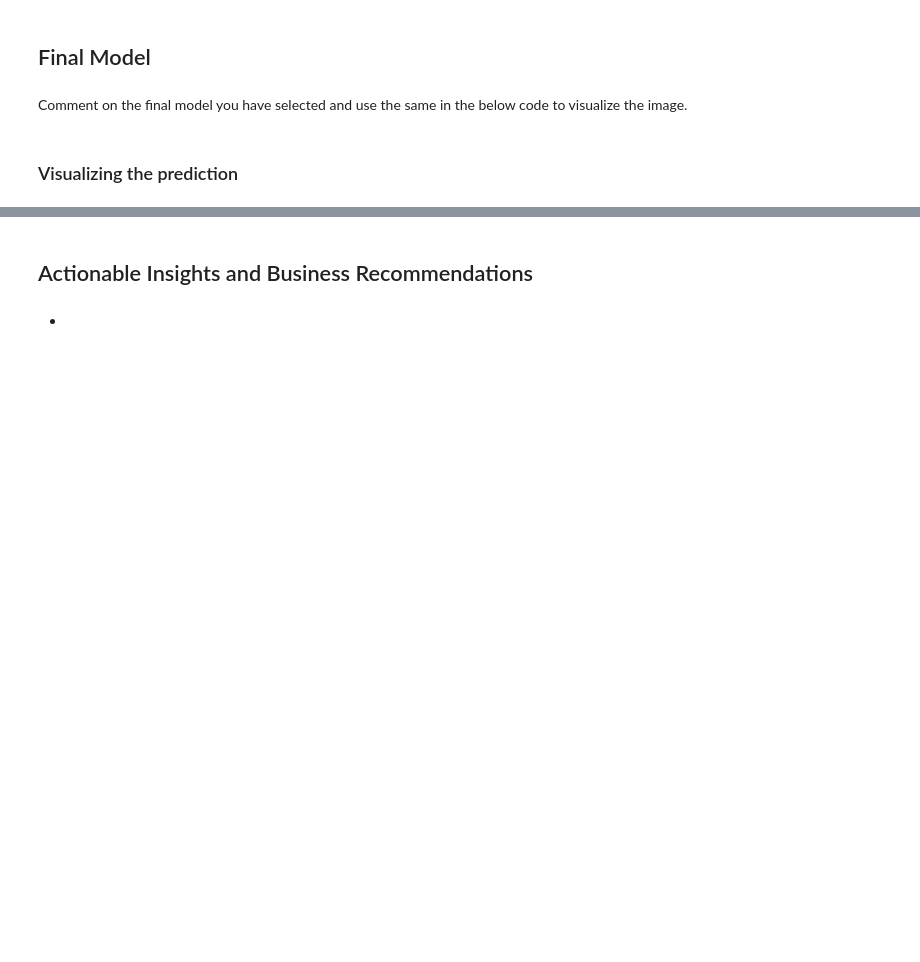
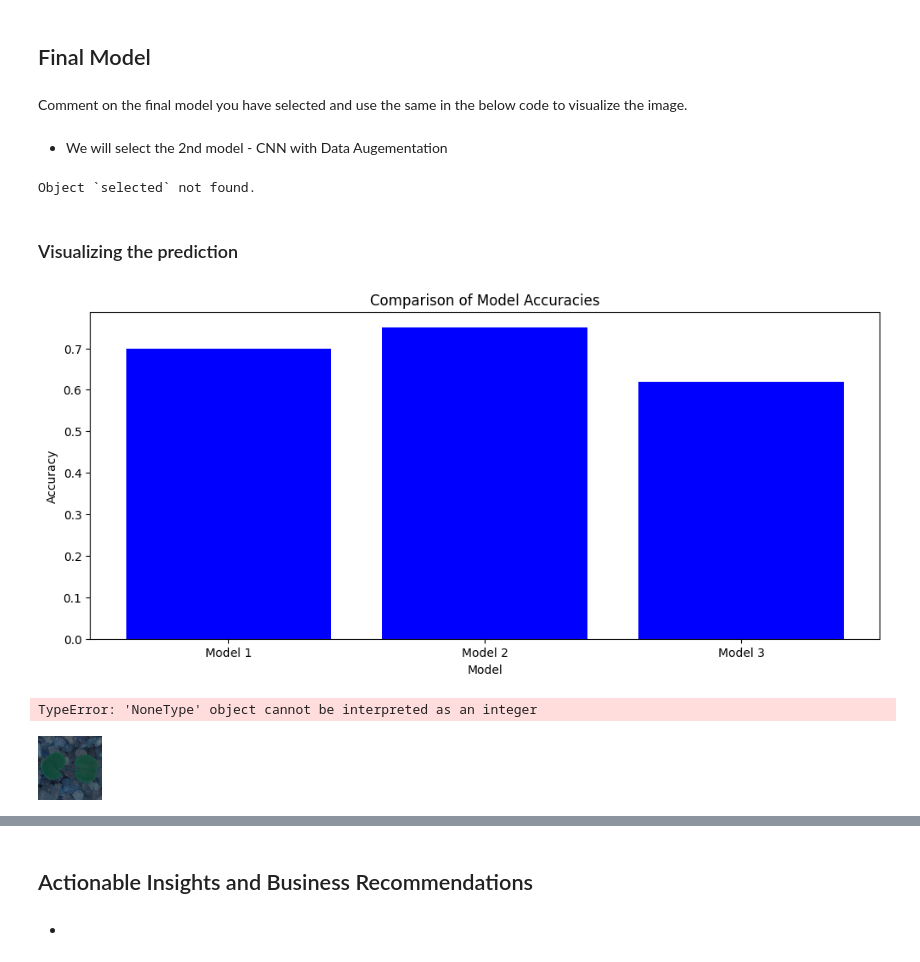
Before and after one commit to sapan-s2/AI_Austin_course, a Jupyter notebook: computer vision/CV_Project_Full_Code_Notebook.ipynb, the cells around one changed output, grey strips where cells are left out. Drawn from its saved outputs; the diff is of its cells as text; code cells hidden in the pictures; blank space fills up the shorter version.

```diff
--- a/computer vision/CV_Project_Full_Code_Notebook.ipynb
+++ b/computer vision/CV_Project_Full_Code_Notebook.ipynb
@@ -659,2 +1020,68 @@ Comment on the final model you have selected and use the same in the below code
+# %% [markdown]
+* We will select the 2nd model - CNN with Data Augementation
+# %%
+# prompt: compare  the accuracy of 3 models used
+
+import matplotlib.pyplot as plt
+# Define a function to compare the accuracy of the three models
+def compare_model_accuracy(model1_history, model2_history, model3_history):
+  # Extract the training and validation accuracy for each model
+  model1_train_accuracy = model1_history.history['accuracy']
+  model1_val_accuracy = model1_history.history['val_accuracy']
+  model2_train_accuracy = model2_history.history['accuracy']
+  model2_val_accuracy = model2_history.history['val_accuracy']
+  model3_train_accuracy = model3_history.history['accuracy']
+  model3_val_accuracy = model3_history.history['val_accuracy']
+
+  # Plot the training and validation accuracy for each model
+  plt.plot(model1_train_accuracy, label='Model 1 Train Accuracy')
+  plt.plot(model1_val_accuracy, label='Model 1 Val Accuracy')
+  plt.plot(model2_train_accuracy, label='Model 2 Train Accuracy')
+  plt.plot(model2_val_accuracy, label='Model 2 Val Accuracy')
+  plt.plot(model3_train_accuracy, label='Model 3 Train Accuracy')
+  plt.plot(model3_val_accuracy, label='Model 3 Val Accuracy')
+
+  # Add labels and legend
+  plt.xlabel('Epoch')
+  plt.ylabel('Accuracy')
+  plt.title('Model Accuracy Comparison')
+  plt.legend()
+  plt.show()
+
+# Call the function with the history objects of the three models
+compare_model_accuracy(history, new_model_history, history_1)
+# %% [output]
+Object `selected` not found.
 # %% [markdown]
 ### Visualizing the prediction
+# %%
+import matplotlib.pyplot as plt
+# Comparing the accuracy of the three models
+model_accuracies = {
+    "Model 1": 0.70,
+    "Model 2": 0.75,
+    "Model 3": 0.62,
+}
+
+# Plotting the accuracies as a bar chart
+labels = list(model_accuracies.keys())
+values = list(model_accuracies.values())
+
+plt.bar(labels, values, color='blue')
+plt.xlabel("Model")
+plt.ylabel("Accuracy")
+plt.title("Comparison of Model Accuracies")
+plt.show()
+
+# Selecting the model with the highest accuracy
+best_model = "Model 2"
+
+# Using the best model to visualize an image
+# Assuming you have a function called `visualize_image` that takes an image as input
+# %% [output]
+[figure, added]
+TypeError: 'NoneType' object cannot be interpreted as an integer
+# %%
+cv2_imshow(X_test[2])
+# %% [output]
+[figure, added]
```
Also changed, not shown: parts of 40 cells of this notebook.
